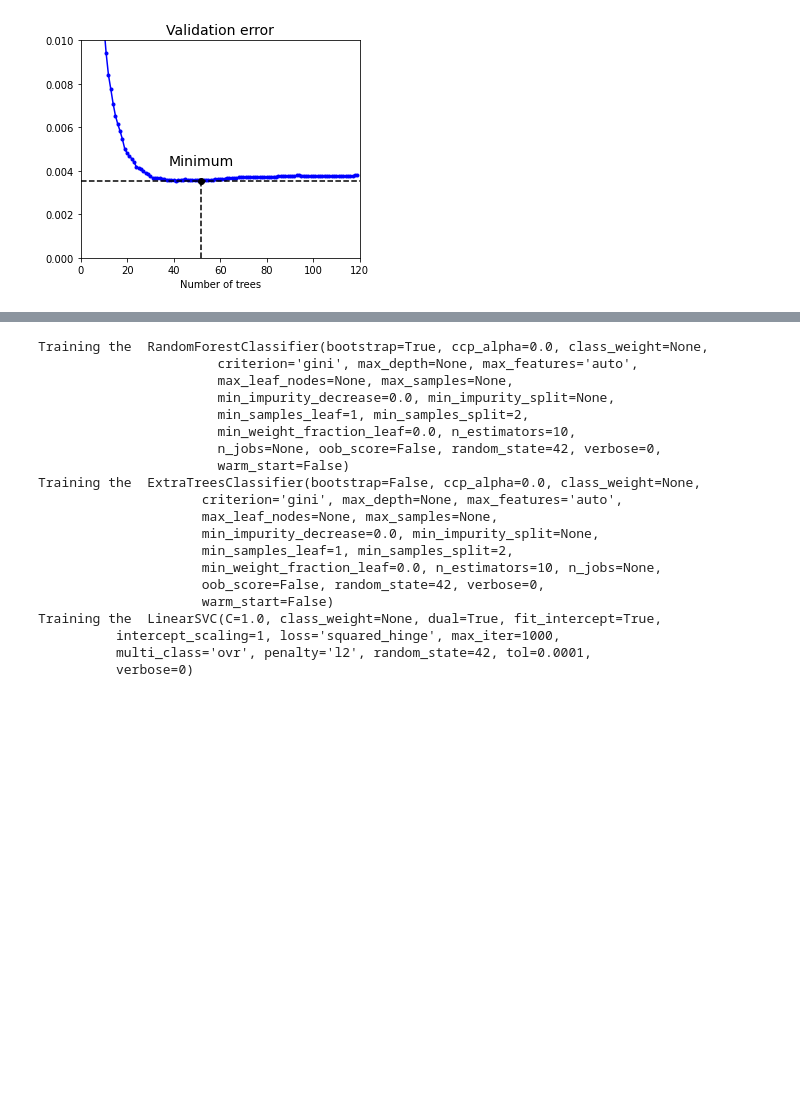
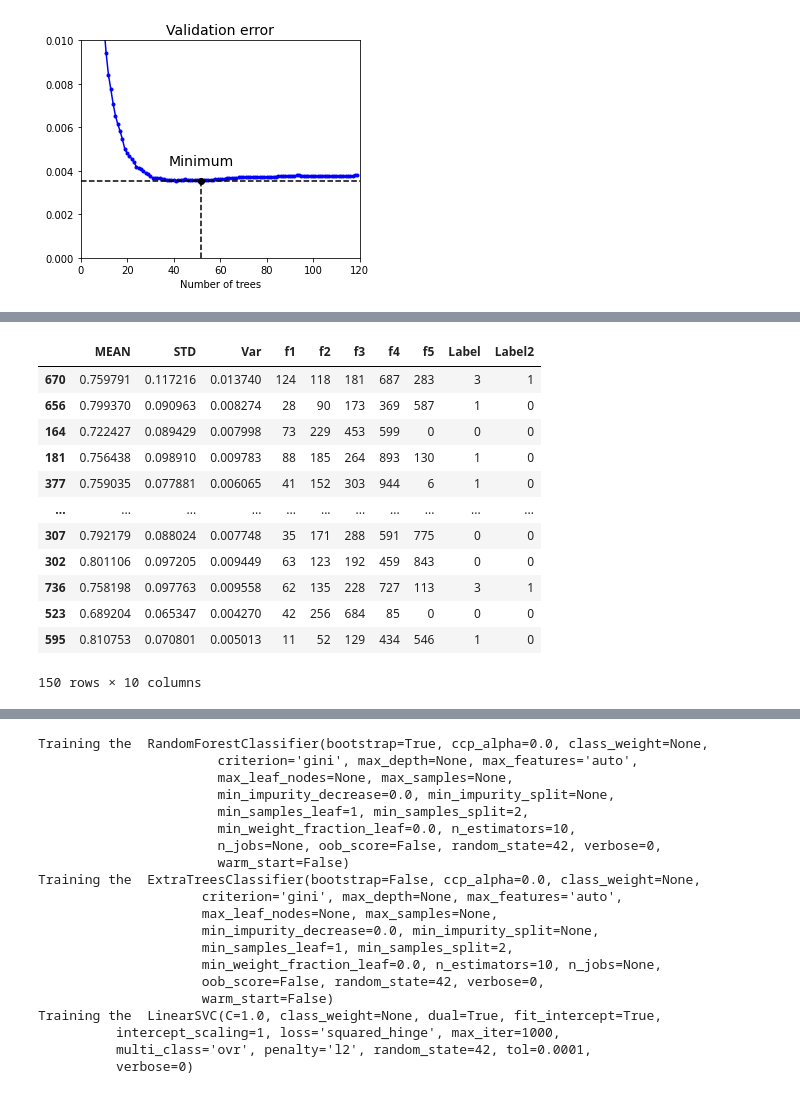
Before and after one commit to niuhaoyu16/Python-1-Read-CSV-files, a Jupyter notebook: ensemble_learning.ipynb, the cells around one changed output, grey strips where cells are left out. Drawn from its saved outputs; the diff is of its cells as text; code cells hidden in the pictures; blank space fills up the shorter version.

```diff
--- a/ensemble_learning.ipynb
+++ b/ensemble_learning.ipynb
@@ -308,0 +349,16 @@ X_train, X_val, y_train, y_val = train_test_split(
+# %%
+strat_test_set
+# %% [output]
+|  | MEAN | STD | Var | f1 | f2 | f3 | f4 | f5 | Label | Label2 |
+| 670 | 0.759791 | 0.117216 | 0.013740 | 124 | 118 | 181 | 687 | 283 | 3 | 1 |
+| 656 | 0.799370 | 0.090963 | 0.008274 | 28 | 90 | 173 | 369 | 587 | 1 | 0 |
+| 164 | 0.722427 | 0.089429 | 0.007998 | 73 | 229 | 453 | 599 | 0 | 0 | 0 |
+| 181 | 0.756438 | 0.098910 | 0.009783 | 88 | 185 | 264 | 893 | 130 | 1 | 0 |
+| 377 | 0.759035 | 0.077881 | 0.006065 | 41 | 152 | 303 | 944 | 6 | 1 | 0 |
+| ... | ... | ... | ... | ... | ... | ... | ... | ... | ... | ... |
+| 307 | 0.792179 | 0.088024 | 0.007748 | 35 | 171 | 288 | 591 | 775 | 0 | 0 |
+| 302 | 0.801106 | 0.097205 | 0.009449 | 63 | 123 | 192 | 459 | 843 | 0 | 0 |
+| 736 | 0.758198 | 0.097763 | 0.009558 | 62 | 135 | 228 | 727 | 113 | 3 | 1 |
+| 523 | 0.689204 | 0.065347 | 0.004270 | 42 | 256 | 684 | 85 | 0 | 0 | 0 |
+| 595 | 0.810753 | 0.070801 | 0.005013 | 11 | 52 | 129 | 434 | 546 | 1 | 0 |
+150 rows × 10 columns
```
Also changed, not shown: parts of 27 cells of this notebook.
